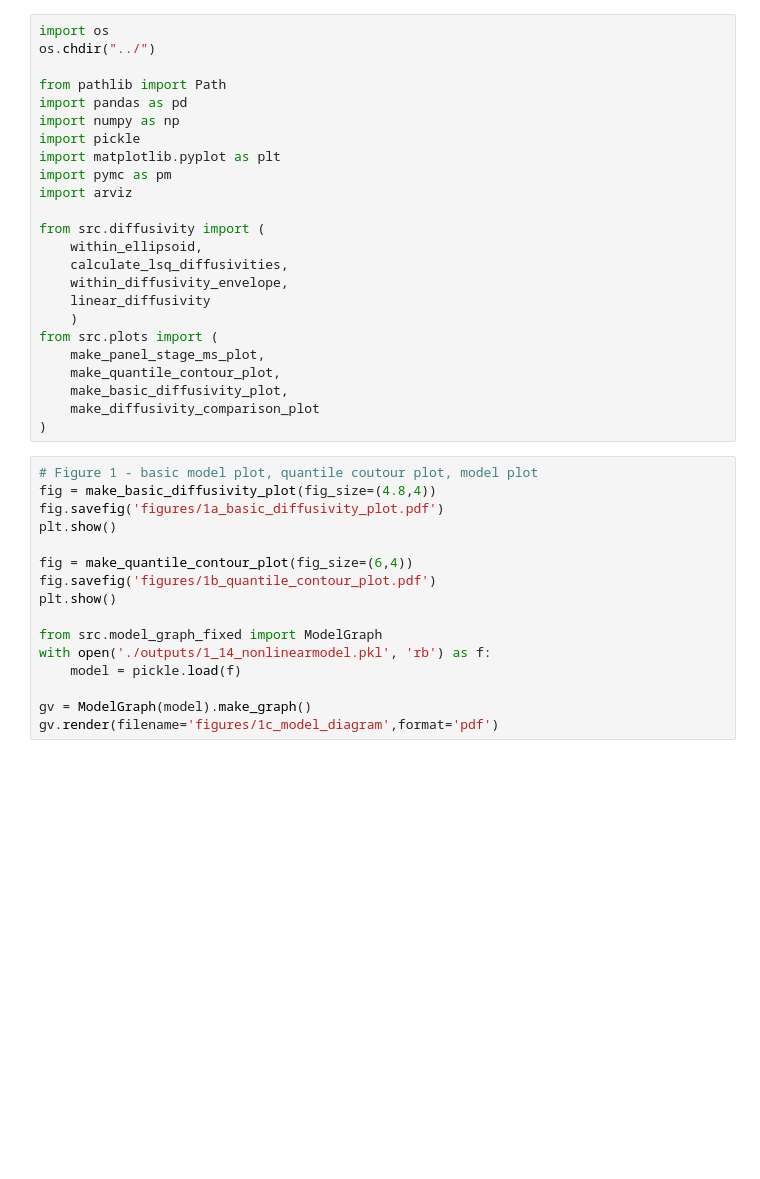
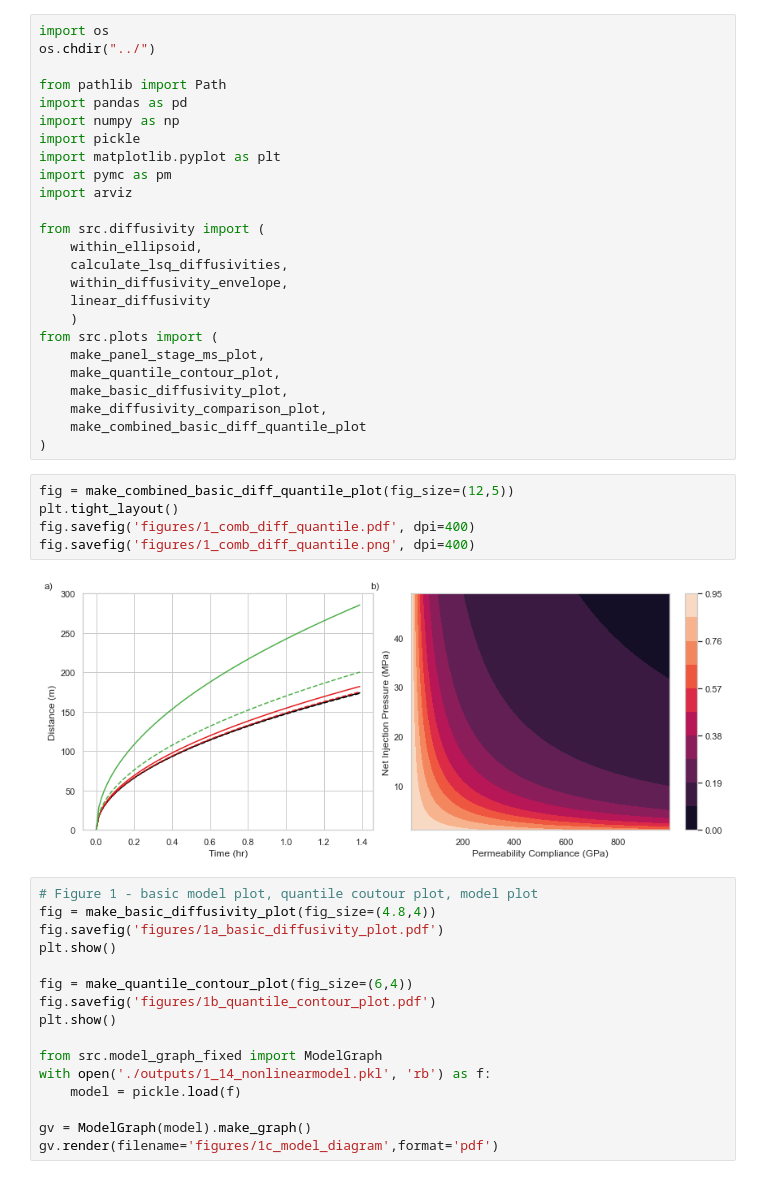
Before and after one commit to ScottHMcKean/bayesian_diffusivity_inference, a Jupyter notebook: notebooks/compile_bayesian_diffusivity_inference.ipynb, the cells around one changed output. Drawn from its saved outputs; the diff is of its cells as text; blank space fills up the shorter version.

Commit message:
fig up Figure 1, remove model diagram

```diff
--- a/notebooks/compile_bayesian_diffusivity_inference.ipynb
+++ b/notebooks/compile_bayesian_diffusivity_inference.ipynb
@@ -20,8 +20,16 @@ from src.plots import (
     make_panel_stage_ms_plot,
     make_quantile_contour_plot,
     make_basic_diffusivity_plot,
-    make_diffusivity_comparison_plot
+    make_diffusivity_comparison_plot,
+    make_combined_basic_diff_quantile_plot
 )
+# %%
+fig = make_combined_basic_diff_quantile_plot(fig_size=(12,5))
+plt.tight_layout()
+fig.savefig('figures/1_comb_diff_quantile.pdf', dpi=400)
+fig.savefig('figures/1_comb_diff_quantile.png', dpi=400)
+# %% [output]
+[figure, added]
 # %%
 # Figure 1 - basic model plot, quantile coutour plot, model plot
 fig = make_basic_diffusivity_plot(fig_size=(4.8,4))
```
Also changed, not shown: 4 other files.
